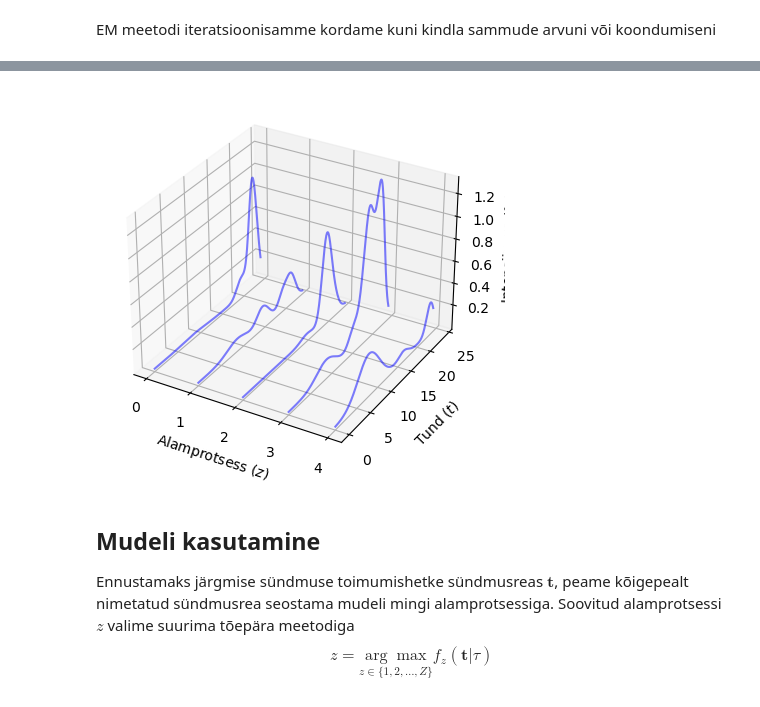
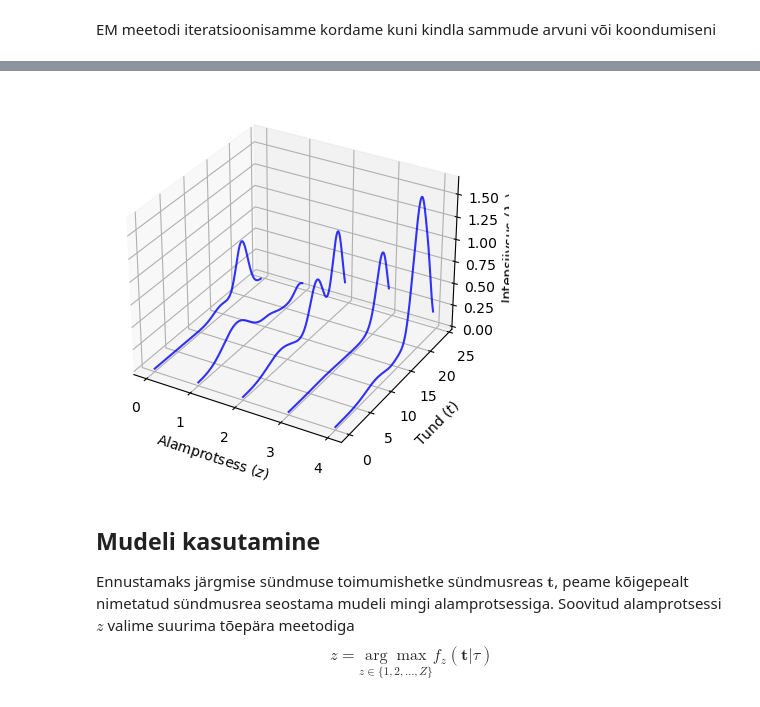
Before and after one commit to mart-mihkel/spioonid, a Jupyter notebook: mudel.ipynb, the cells around one changed output, grey strips where cells are left out. Drawn from its saved outputs; the diff is of its cells as text; code cells hidden in the pictures.

```diff
--- a/mudel.ipynb
+++ b/mudel.ipynb
@@ -63,21 +61,21 @@ Andmestikku modelleerime $Z$ alamprotsessist koosneva MHPP liitprotsessina, mill
     \text{ning} \quad &\mu_k = \frac{(k - 1) \tau}{K - 1} , \qquad \sigma_k = \frac{\tau}{k}
 \end{align*}
 # %%
-K = 25  # number of gaussian variables
+K = 20  # number of gaussian variables
 m = df['m'].nunique()  # number of event series
 Z = 5  # number of parent processes
 
 k = np.arange(1, K + 1)
 tau = df['t'].max()
-locs = ((k - 1) * tau) / (K - 1)
-scales = tau / k
+locs = ((k - 1) * tau) / (K - 1)  # means evenly spread accros time domain
+scales = tau / k  # standard deviations
 # %%
-def rate(x, process_weights):
-    return np.sum(process_weights * norm.pdf(x, loc=locs, scale=scales))
+def rate(x, weights):
+    return np.sum(weights * norm.pdf(x, loc=locs, scale=scales))
 
 
-def joint_pdf(X, process_weights):
-    integral = np.sum(process_weights * norm.cdf(tau, loc=locs, scale=scales))
-    return np.exp(-integral) * np.prod([rate(x, process_weights) for x in X])
+def joint_pdf(xs, weights):
+    integral = np.sum(weights * norm.cdf(tau, loc=locs, scale=scales))
+    return np.exp(-integral) * np.prod([rate(x, weights) for x in xs])
 # %% [markdown]
 ## Parameetrite sobitamine
@@ -146,29 +144,30 @@ def maximisation_step(data, weights, mix_probs, orig_probs):
 # %% [markdown]
 EM meetodi iteratsioonisamme kordame kuni kindla sammude arvuni või koondumiseni
 # %%
-def em(data, initial_weights, num_series, num_subprocess, max_it=10, error_threshold=1e-5, verbose=False):
+def em(data, initial_weights, num_series, num_subprocess, max_steps=10, diff_threshold=1e-5, verbose=False):
     orig_probs = softmax(np.zeros((num_series, num_subprocess), dtype=np.longdouble))
     mixing_probs = np.mean(orig_probs, axis=0)
 
-    it = 0
-    while it < max_it:
+    step = 0
+    diff_norm = diff_threshold
+    while step <= max_steps and diff_norm >= diff_threshold:
         # expectation step
-        orig_probs = expectation_step(df, orig_probs.shape, initial_weights)
+        orig_probs = expectation_step(data, orig_probs.shape, initial_weights)
 
         # maximisation step
-        weights, mixing_probs, optimize_result = maximisation_step(df, initial_weights, mixing_probs, orig_probs)
+        weights, mixing_probs, _ = maximisation_step(data, initial_weights, mixing_probs, orig_probs)
 
         # diff
         if verbose:
             diff = weights - initial_weights
             diff_norm = np.linalg.norm(diff, ord=2)
-            print(f'step={it}, diff_2norm={diff_norm}')
+            print(f'step={step}, diff_2norm={diff_norm}')
 
         # iteration step
         initial_weights = weights
-        it += 1
+        step += 1
 
     return initial_weights
 # %%
-weights = em(df, uniform.rvs(0, 1, size=(Z, K)), m, Z, verbose=True)
+model_weights = em(df, uniform.rvs(0, 1, size=(Z, K)), m, Z, max_steps=25, verbose=True)
 # pd.DataFrame(weights.T).to_csv(f'kaalud_z{Z}_k{K}.csv')
@@ -175,21 +192,20 @@ weights = em(df, uniform.rvs(0, 1, size=(Z, K)), m, Z, verbose=True)
 # %%
 fig = plt.figure()
 ax = fig.add_subplot(projection='3d')
 
-for z in range(Z):
+for sub_process in range(Z):
     time = np.linspace(0, 24, 500)
-    rate_z = [rate(t, weights[z]) for t in time]
+    sub_process_rate = [rate(t, model_weights[sub_process]) for t in time]
 
-    ax.plot(time, rate_z, zs=z, zdir='x', color='b', alpha=0.5)
+    ax.plot(time, sub_process_rate, zs=sub_process, zdir='x', color='b', alpha=0.8)
 
 ax.set_xlabel('Alamprotsess $(z)$')
 ax.set_ylabel('Tund $(t)$')
 ax.set_zlabel('Intensiivsus $(\\lambda_z)$')
 
-plt.savefig(f'joonised/mudel_z{Z}_k{K}.png', dpi=100)
-plt.show()
+fig.savefig(f'joonised/mudel_z{Z}_k{K}.png', dpi=100)
 # %% [output]
-[figure, old version]
+[figure, new version]
 # %% [markdown]
 ## Mudeli kasutamine
 Ennustamaks järgmise sündmuse toimumishetke sündmusreas $\textbf{t}$, peame kõigepealt nimetatud sündmusrea seostama mudeli mingi alamprotsessiga. Soovitud alamprotsessi $z$ valime suurima tõepära meetodiga
```
Also changed, not shown: parts of 11 cells of this notebook.
